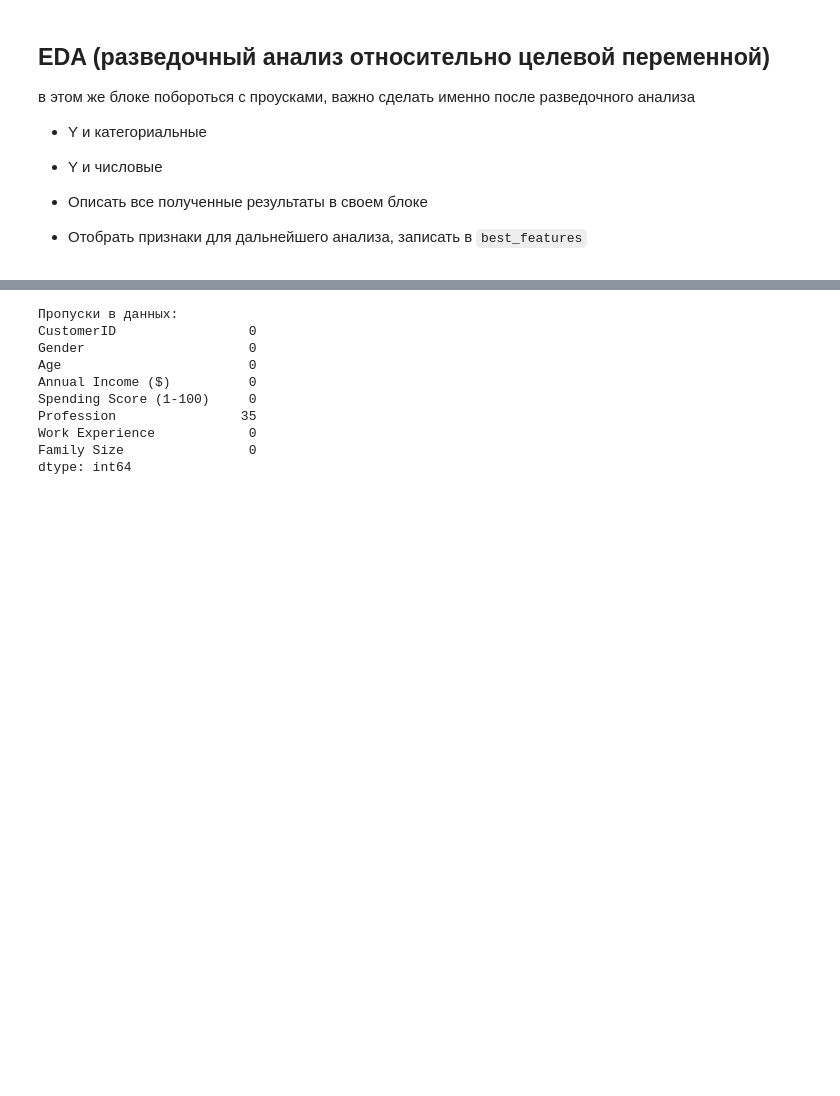
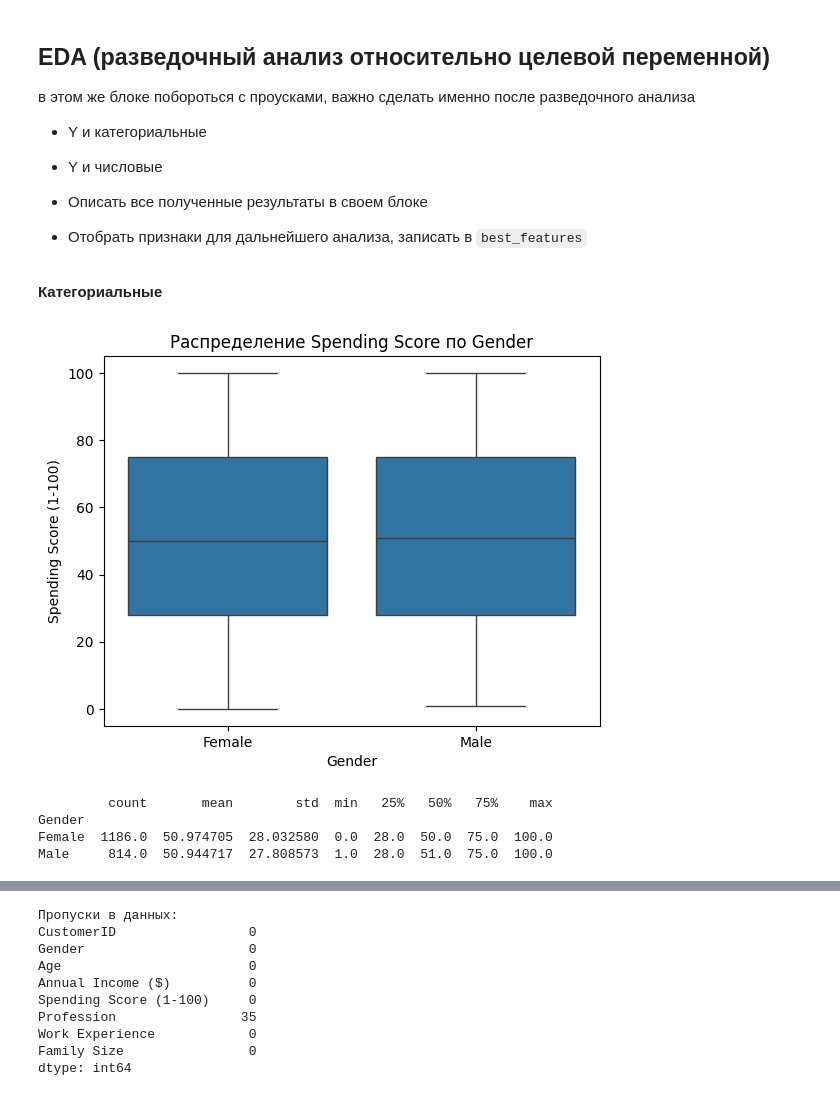
Before and after one commit to Canchili/-, a Jupyter notebook: Копия_блокнота_"Домашнее_задание_2_ipynb".ipynb, the cells around one changed output, grey strips where cells are left out. Cells and saved outputs as stored; diff of their text form; code cells hidden in the pictures; blank space fills up the shorter version.

```diff
--- a/Копия_блокнота_"Домашнее_задание_2_ipynb".ipynb
+++ b/Копия_блокнота_"Домашнее_задание_2_ipynb".ipynb
@@ -37,6 +57,6 @@ dtypes: int64(6), object(2)
 memory usage: 125.1+ KB
 # %%
 # преобразовать категориальные признаки в category
-categorial_features = ['Gender', 'Profession']  # ваши названия категориальных колонок
-for col in categorial_features:
-    df[col] = df[col].astype('category')
+df["Gender"] = df["Gender"].astype("category")
+df["Profession"] = df["Profession"].astype("category")
+df.info()
@@ -62,0 +131,15 @@ best_features = categorial_features + numeric_features
+# %% [markdown]
+**Категориальные**
+# %%
+# boxplot распределения целевой переменной по полу
+sns.boxplot(data=df, x="Gender", y="Spending Score (1-100)")
+plt.title("Распределение Spending Score по Gender")
+plt.show()
+
+print(df.groupby("Gender")["Spending Score (1-100)"].describe())
+# %% [output]
+[figure, added]
+         count       mean        std  min   25%   50%   75%    max
+Gender
+Female  1186.0  50.974705  28.032580  0.0  28.0  50.0  75.0  100.0
+Male     814.0  50.944717  27.808573  1.0  28.0  51.0  75.0  100.0
```
Also changed, not shown: parts of 14 cells of this notebook.
